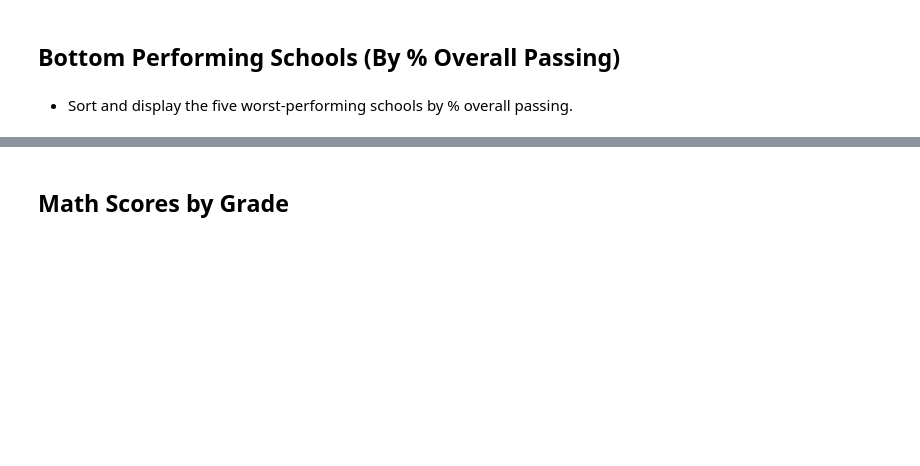
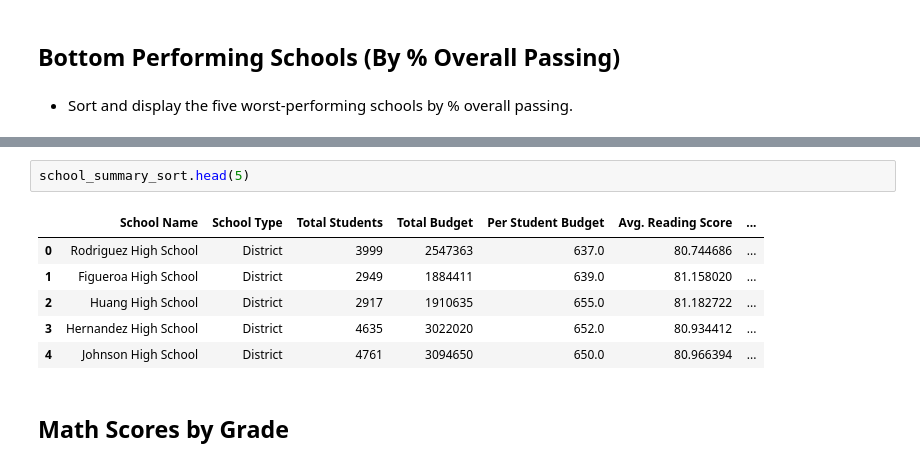
Before and after one commit to kdevanath/Pandas-Challenge, a Jupyter notebook: PyCitySchools/PyCitySchools_starter.ipynb, the cells around one changed output, grey strips where cells are left out. Cells and saved outputs as stored; diff of their text form; blank space fills up the shorter version.

```diff
--- a/PyCitySchools/PyCitySchools_starter.ipynb
+++ b/PyCitySchools/PyCitySchools_starter.ipynb
@@ -193,3 +198,12 @@ school_summary.
+# %%
+school_summary_sort.head(5)
+# %% [output]
+|  | School Name | School Type | Total Students | Total Budget | Per Student Budget | Avg. Reading Score | ... |
+| 0 | Rodriguez High School | District | 3999 | 2547363 | 637.0 | 80.744686 | ... |
+| 1 | Figueroa High School | District | 2949 | 1884411 | 639.0 | 81.158020 | ... |
+| 2 | Huang High School | District | 2917 | 1910635 | 655.0 | 81.182722 | ... |
+| 3 | Hernandez High School | District | 4635 | 3022020 | 652.0 | 80.934412 | ... |
+| 4 | Johnson High School | District | 4761 | 3094650 | 650.0 | 80.966394 | ... |
 # %% [markdown]
 ## Math Scores by Grade
 # %% [markdown]
```
Also changed, not shown: parts of 8 cells of this notebook.
